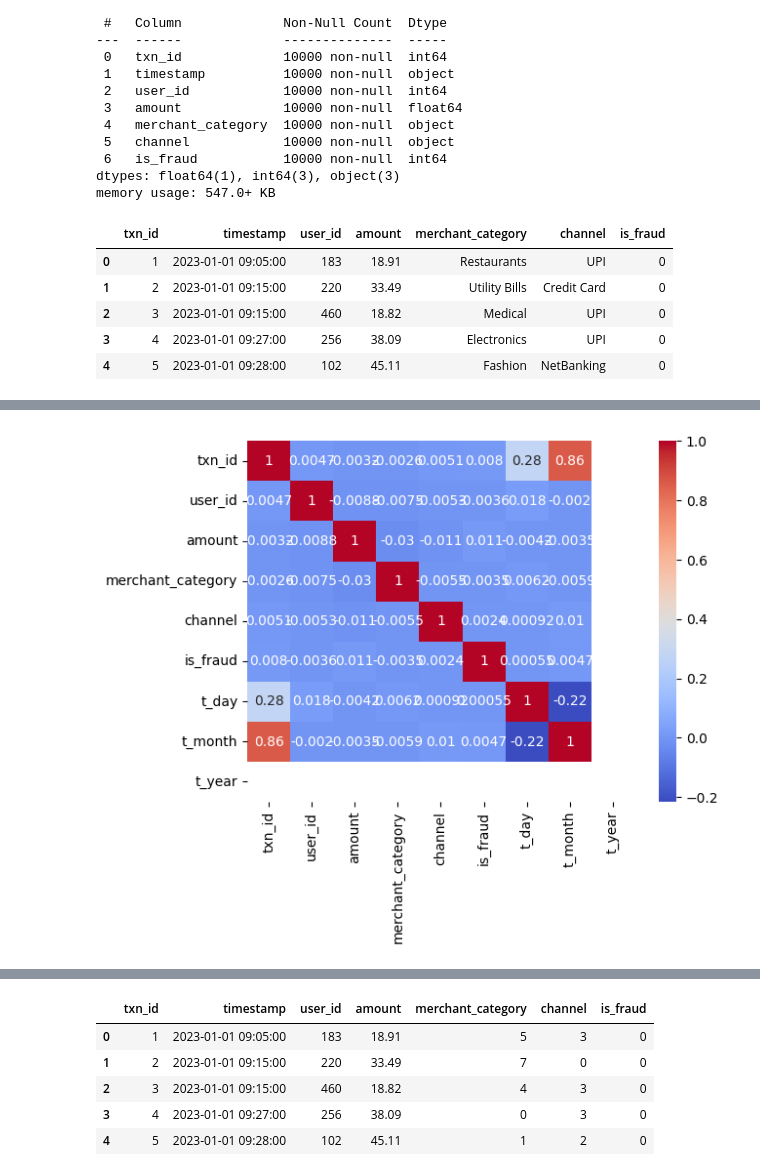
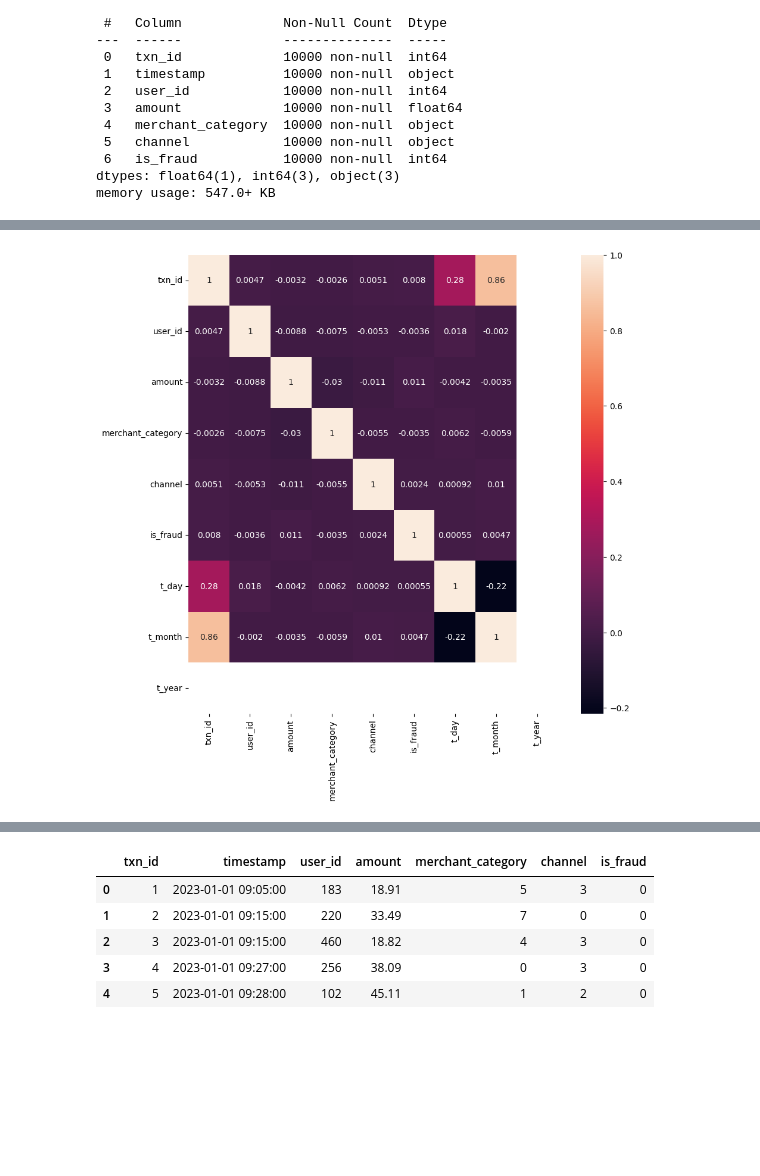
Before and after one commit to anjipandey16/IITD, a Jupyter notebook: Fraud Detection for Digital Payment Systems.ipynb, the cells around one changed output, grey strips where cells are left out. Cells and saved outputs as stored; diff of their text form; code cells hidden in the pictures; blank space fills up the shorter version.

```diff
--- a/Fraud Detection for Digital Payment Systems.ipynb
+++ b/Fraud Detection for Digital Payment Systems.ipynb
@@ -23,15 +23,6 @@ Data columns (total 7 columns):
  6   is_fraud           10000 non-null  int64
 dtypes: float64(1), int64(3), object(3)
 memory usage: 547.0+ KB
-# %%
-input_file.head()
-# %% [output]
-|  | txn_id | timestamp | user_id | amount | merchant_category | channel | is_fraud |
-| 0 | 1 | 2023-01-01 09:05:00 | 183 | 18.91 | Restaurants | UPI | 0 |
-| 1 | 2 | 2023-01-01 09:15:00 | 220 | 33.49 | Utility Bills | Credit Card | 0 |
-| 2 | 3 | 2023-01-01 09:15:00 | 460 | 18.82 | Medical | UPI | 0 |
-| 3 | 4 | 2023-01-01 09:27:00 | 256 | 38.09 | Electronics | UPI | 0 |
-| 4 | 5 | 2023-01-01 09:28:00 | 102 | 45.11 | Fashion | NetBanking | 0 |
 # %%
 input_file['timestamp']=pd.to_datetime(input_file['timestamp'])
 from sklearn.preprocessing import LabelEncoder
@@ -54,11 +45,11 @@ input_file.head()
 # %%
 corr_matrix = input_file.select_dtypes('number').corr()
 
-# 2. Plot the heatmap
-sns.heatmap(corr_matrix, annot=True, cmap='coolwarm')
+plt.figure(figsize=(10, 10))
+sns.heatmap(corr_matrix, annot=True)
 plt.show()
 # %% [output]
-[figure, old version]
+[figure, new version]
 # %%
 input_file.isna().count()
 # %% [output]
```
Also changed, not shown: parts of 5 cells of this notebook.
